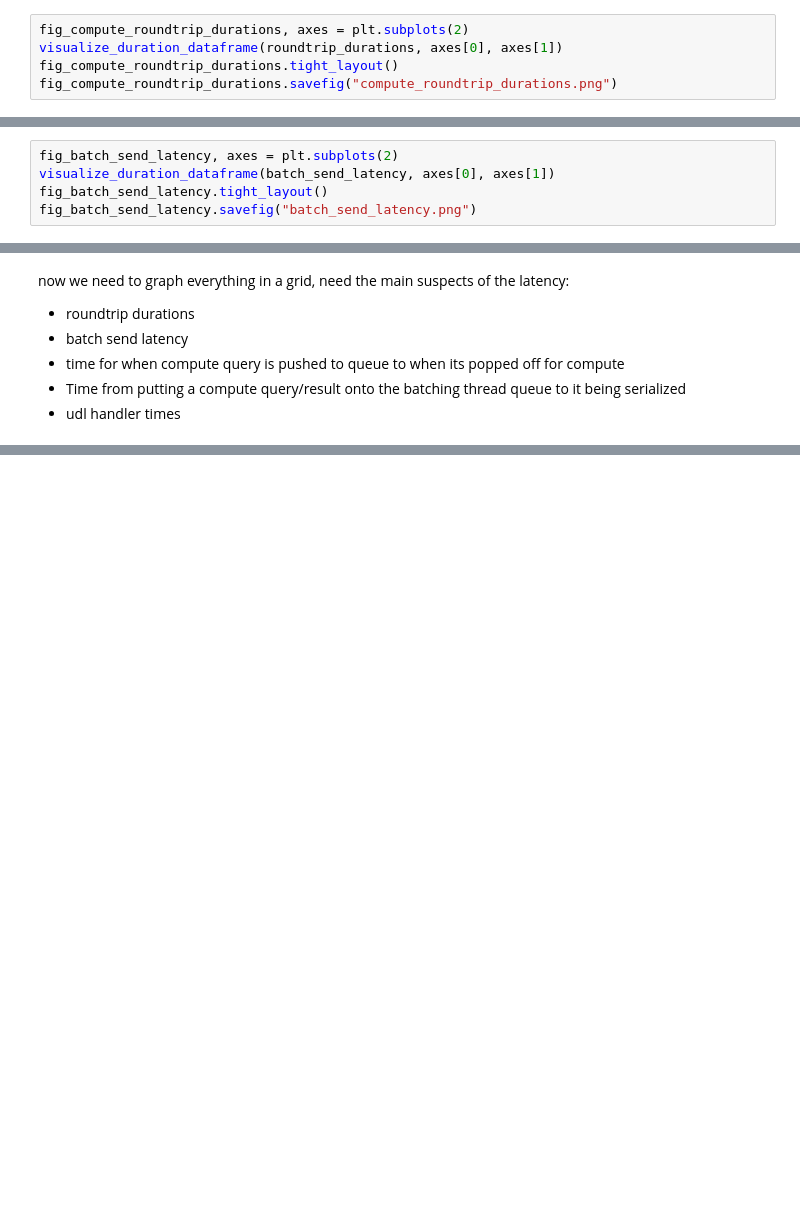
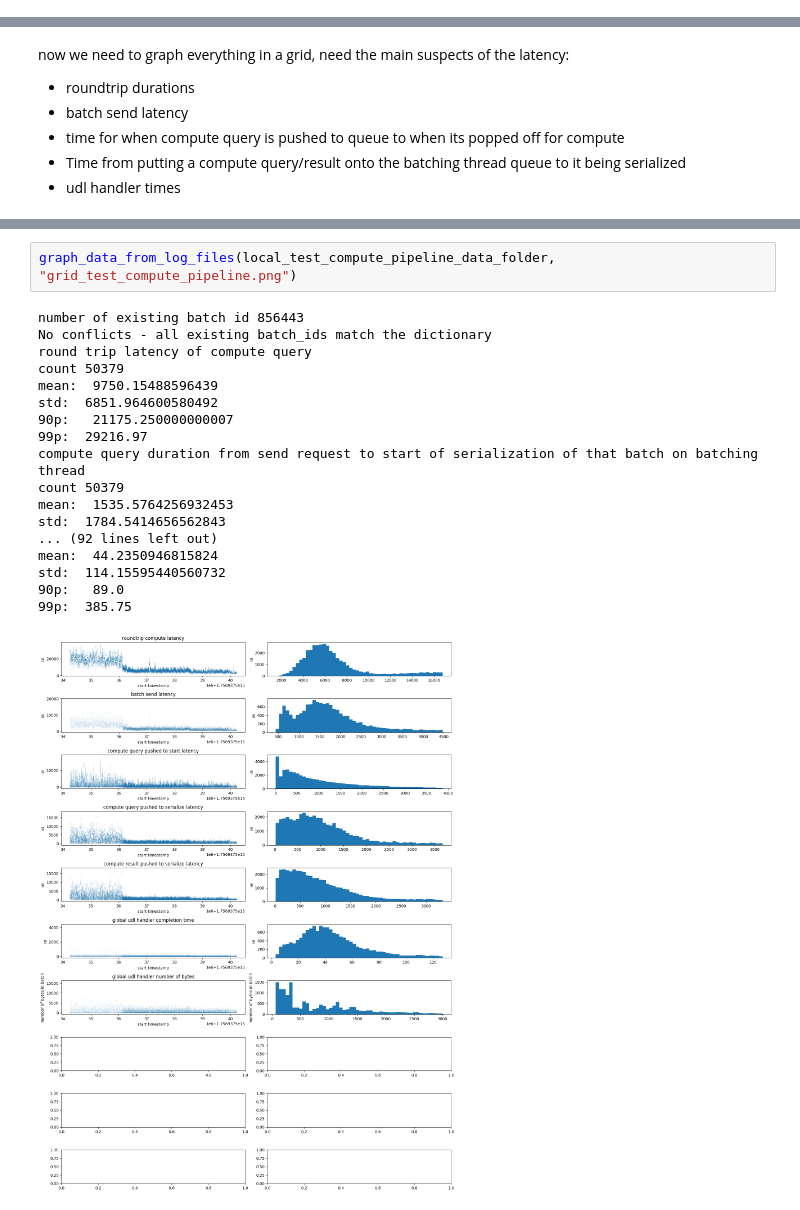
Before and after one commit to namanhboi/rdma_anns, a Jupyter notebook: process_data/data_analysis_notebook.ipynb, the cells around one changed output, grey strips where cells are left out. Drawn from its saved outputs; the diff is of its cells as text; blank space fills up the shorter version.

```diff
--- a/process_data/data_analysis_notebook.ipynb
+++ b/process_data/data_analysis_notebook.ipynb
@@ -133,5 +104,0 @@ This is the roundtrip latency of the compute tasks
-# %%
-fig_compute_roundtrip_durations, axes = plt.subplots(2)
-visualize_duration_dataframe(roundtrip_durations, axes[0], axes[1])
-fig_compute_roundtrip_durations.tight_layout()
-fig_compute_roundtrip_durations.savefig("compute_roundtrip_durations.png")
@@ -149,5 +104,0 @@ max               3.0   9999.000000  9.999837e+06  104993.750000  1.756873e+15
-# %%
-fig_batch_send_latency, axes = plt.subplots(2)
-visualize_duration_dataframe(batch_send_latency, axes[0], axes[1])
-fig_batch_send_latency.tight_layout()
-fig_batch_send_latency.savefig("batch_send_latency.png")
@@ -231,0 +158,21 @@ max               3.0   9999.000000  9.999837e+06   6652.250000  1.756873e+15
+# %%
+graph_data_from_log_files(local_test_compute_pipeline_data_folder, "grid_test_compute_pipeline.png")
+# %% [output]
+number of existing batch id 856443
+No conflicts - all existing batch_ids match the dictionary
+round trip latency of compute query
+count 50379
+mean:  9750.15488596439
+std:  6851.964600580492
+90p:   21175.250000000007
+99p:  29216.97
+compute query duration from send request to start of serialization of that batch on batching thread
+count 50379
+mean:  1535.5764256932453
+std:  1784.5414656562843
+... (92 lines left out)
+mean:  44.2350946815824
+std:  114.15595440560732
+90p:   89.0
+99p:  385.75
+[figure, added]
```
Also changed, not shown: parts of 14 cells of this notebook.
